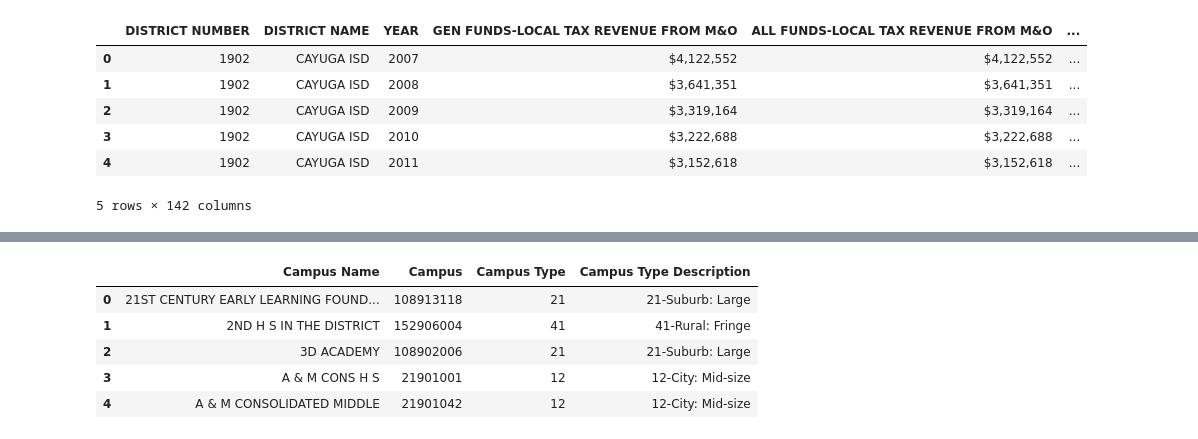
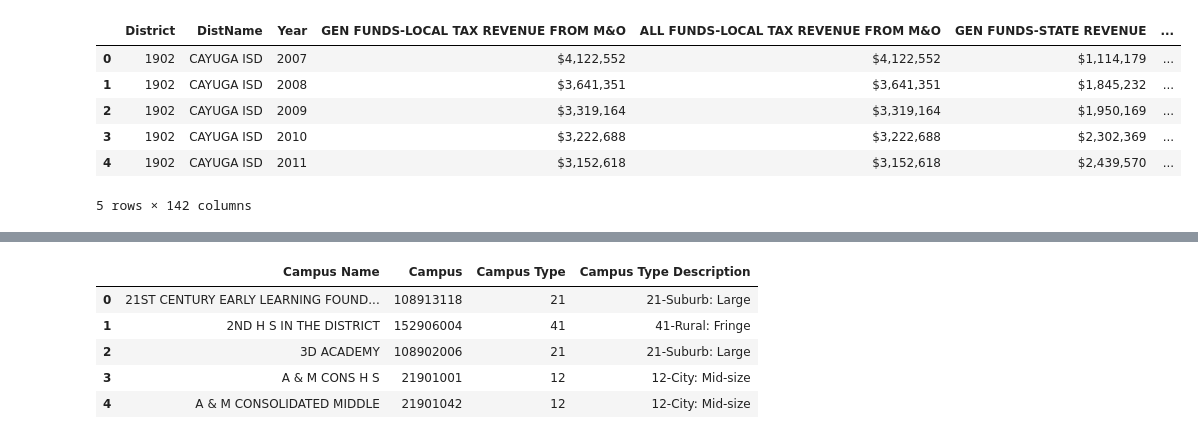
Before and after one commit to Amarilli/TexasISDs, a Jupyter notebook: merged.ipynb, the cells around one changed output, grey strips where cells are left out. Saved outputs shown, nothing was run; the diff lists cells and outputs as text; code cells hidden in the pictures.

```diff
--- a/merged.ipynb
+++ b/merged.ipynb
@@ -9,12 +9,13 @@ import pandas as pd
 # %%
 # District name merge
 financial_df = pd.read_csv("csv_datasets/2007-2022-summarized-peims-financial-data.csv")
+financial_df = financial_df.rename(columns={"DISTRICT NUMBER":"District","DISTRICT NAME":"DistName","YEAR":"Year"})
 financial_df.head()
 # %% [output]
-|  | DISTRICT NUMBER | DISTRICT NAME | YEAR | GEN FUNDS-LOCAL TAX REVENUE FROM M&O | ALL FUNDS-LOCAL TAX REVENUE FROM M&O | ... |
-| 0 | 1902 | CAYUGA ISD | 2007 | $4,122,552 | $4,122,552 | ... |
-| 1 | 1902 | CAYUGA ISD | 2008 | $3,641,351 | $3,641,351 | ... |
-| 2 | 1902 | CAYUGA ISD | 2009 | $3,319,164 | $3,319,164 | ... |
-| 3 | 1902 | CAYUGA ISD | 2010 | $3,222,688 | $3,222,688 | ... |
-| 4 | 1902 | CAYUGA ISD | 2011 | $3,152,618 | $3,152,618 | ... |
+|  | District | DistName | Year | GEN FUNDS-LOCAL TAX REVENUE FROM M&O | ALL FUNDS-LOCAL TAX REVENUE FROM M&O | GEN FUNDS-STATE REVENUE | ... |
+| 0 | 1902 | CAYUGA ISD | 2007 | $4,122,552 | $4,122,552 | $1,114,179 | ... |
+| 1 | 1902 | CAYUGA ISD | 2008 | $3,641,351 | $3,641,351 | $1,845,232 | ... |
+| 2 | 1902 | CAYUGA ISD | 2009 | $3,319,164 | $3,319,164 | $1,950,169 | ... |
+| 3 | 1902 | CAYUGA ISD | 2010 | $3,222,688 | $3,222,688 | $2,302,369 | ... |
+| 4 | 1902 | CAYUGA ISD | 2011 | $3,152,618 | $3,152,618 | $2,439,570 | ... |
 5 rows × 142 columns
```
Also changed, not shown: parts of 5 cells of this notebook.
